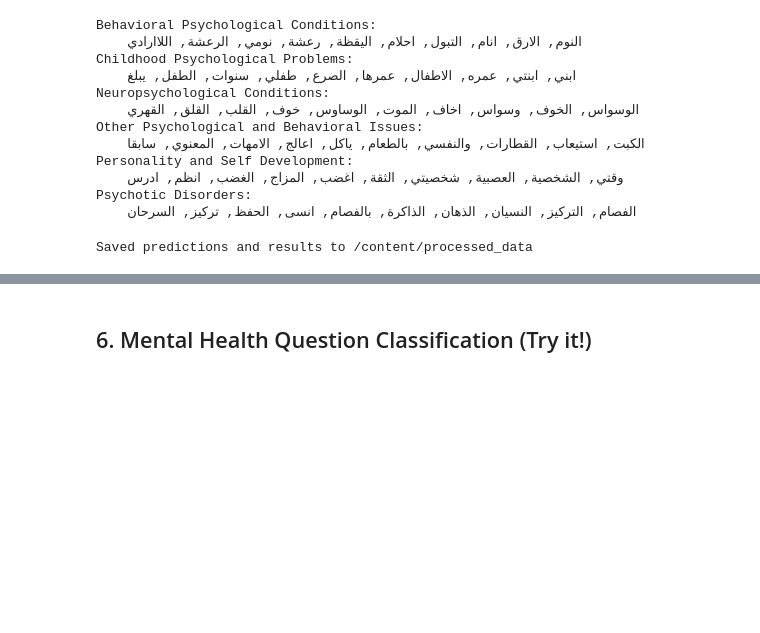
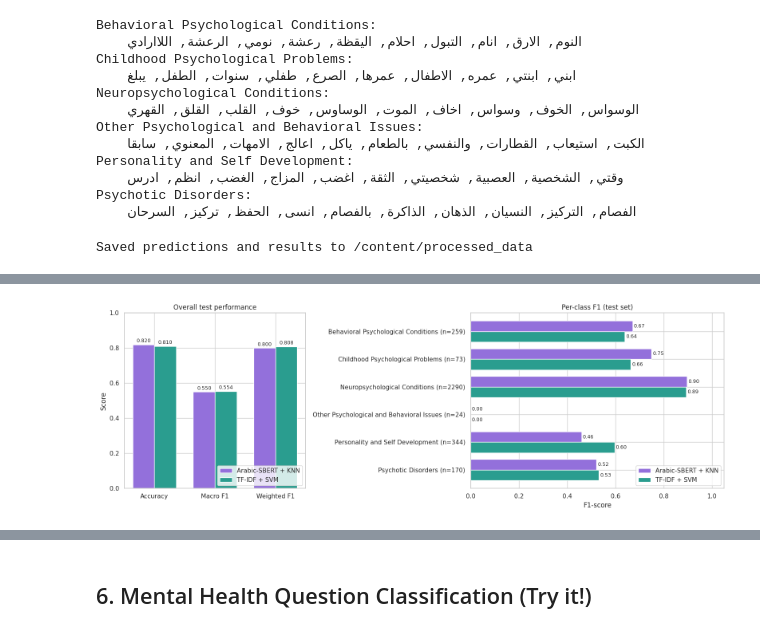
Before and after one commit to hayaalwu/Murshed-Mental-Health-Problems-Classifier, a Jupyter notebook: Murshed.ipynb, the cells around one changed output, grey strips where cells are left out. Drawn from its saved outputs; the diff is of its cells as text; code cells hidden in the pictures; blank space fills up the shorter version.

```diff
--- a/Murshed.ipynb
+++ b/Murshed.ipynb
@@ -1492,0 +1500,94 @@ Saved predictions and results to /content/processed_data
+# %%
+#Imports needed for the comparision
+from scipy.stats import binomtest
+from sklearn.metrics import precision_recall_fscore_support
+
+y_true  = y_test_svm.values                          # true categories (strings)
+knn_pred = np.array(CLASSES)[test_pred]              # Method 1 predictions (strings)
+svm_pred = np.asarray(y_pred_svm)                    # Method 2 predictions (strings)
+
+# Both methods must have been evaluated on identical test rows in identical order:
+assert len(y_true) == len(knn_pred) == len(svm_pred)
+assert (np.array(CLASSES)[y_test] == y_true).all(), "Test sets are not aligned"
+
+KNN_NAME = f"Arabic-SBERT + KNN (k={BEST_K}, {BEST_WEIGHTING})"
+SVM_NAME = "TF-IDF + Linear SVM"
+BASE_NAME = "Majority baseline"
+base_pred = np.full(len(y_true), majority_class)
+
+def summarize(name, pred):
+    p, r, f, _ = precision_recall_fscore_support(y_true, pred, labels=CLASSES,
+                                                 average="macro", zero_division=0)
+    return {"Method": name,
+            "Accuracy": accuracy_score(y_true, pred),
+            "Macro F1": f,
+            "Macro Precision": p,
+            "Macro Recall": r,
+            "Weighted F1": f1_score(y_true, pred, average="weighted", zero_division=0)}
+
+overall = pd.DataFrame([summarize(KNN_NAME, knn_pred),
+                        summarize(SVM_NAME, svm_pred),
+                        summarize(BASE_NAME, base_pred)]).set_index("Method")
+
+metric_cols = list(overall.columns)
+print("Overall test-set results (Macro F1 is the main metric):")
+display(overall.style.format("{:.4f}")
+        .highlight_max(subset=pd.IndexSlice[[KNN_NAME, SVM_NAME], metric_cols], color="#d8c7f0"))
+
+p_k, r_k, f_k, support = precision_recall_fscore_support(y_true, knn_pred, labels=CLASSES, zero_division=0)
+p_s, r_s, f_s, _       = precision_recall_fscore_support(y_true, svm_pred, labels=CLASSES, zero_division=0)
+
+per_class = pd.DataFrame({
+    "Support": support,
+    "KNN Precision": p_k, "SVM Precision": p_s,
+    "KNN Recall": r_k,    "SVM Recall": r_s,
+    "KNN F1": f_k,        "SVM F1": f_s,
+    "F1 diff (KNN - SVM)": f_k - f_s,
+}, index=CLASSES)
+
+print("\nPer-class results:")
+display(per_class.style.format({c: "{:.3f}" for c in per_class.columns if c != "Support"})
+        .background_gradient(subset=["F1 diff (KNN - SVM)"], cmap="PuOr", vmin=-0.3, vmax=0.3))
+
+sl = (short_long_knn.set_index("group")[["n", "accuracy", "macro_f1"]]
+      .join(short_long_svm.set_index("group")[["accuracy", "macro_f1"]],
+            lsuffix=" (KNN)", rsuffix=" (SVM)"))
+print(f"\nShort (<= {SHORT_THRESHOLD} words) vs long questions:")
+display(sl.style.format({c: "{:.4f}" for c in sl.columns if c != "n"}))
+
+KNN_COLOR, SVM_COLOR = "mediumpurple", "#2a9d8f"
+fig, axes = plt.subplots(1, 2, figsize=(16, 5.5), gridspec_kw={"width_ratios": [1, 1.4]})
+
+# (a) overall metrics
+ax = axes[0]
+names = ["Accuracy", "Macro F1", "Weighted F1"]
+x = np.arange(len(names)); w = 0.36
+kv = [overall.loc[KNN_NAME, m] for m in names]
+sv = [overall.loc[SVM_NAME, m] for m in names]
+b1 = ax.bar(x - w/2, kv, w, label="Arabic-SBERT + KNN", color=KNN_COLOR)
+b2 = ax.bar(x + w/2, sv, w, label="TF-IDF + SVM", color=SVM_COLOR)
+ax.bar_label(b1, fmt="%.3f", padding=2, fontsize=9)
+ax.bar_label(b2, fmt="%.3f", padding=2, fontsize=9)
+ax.set_xticks(x); ax.set_xticklabels(names)
+ax.set_ylim(0, 1.0); ax.set_ylabel("Score")
+ax.set_title("Overall test performance")
+ax.legend(loc="lower right")
+
+# (b) per-class F1
+ax = axes[1]
+y = np.arange(len(CLASSES)); h = 0.38
+b1 = ax.barh(y - h/2, per_class["KNN F1"], h, label="Arabic-SBERT + KNN", color=KNN_COLOR)
+b2 = ax.barh(y + h/2, per_class["SVM F1"], h, label="TF-IDF + SVM", color=SVM_COLOR)
+ax.bar_label(b1, fmt="%.2f", padding=2, fontsize=9)
+ax.bar_label(b2, fmt="%.2f", padding=2, fontsize=9)
+ax.set_yticks(y)
+ax.set_yticklabels([f"{c} (n={n})" for c, n in zip(CLASSES, per_class["Support"])])
+ax.invert_yaxis()
+ax.set_xlim(0, 1.05); ax.set_xlabel("F1-score")
+ax.set_title("Per-class F1 (test set)")
+ax.legend(loc="lower right")
+
+plt.tight_layout()
+plt.savefig(OUTPUT_DIR / "Murshed_Model_Comparison.png", dpi=150, bbox_inches="tight")
+plt.show()
+# %% [output]
@@ -1492,0 +1613 @@ Saved predictions and results to /content/processed_data
+[figure, added]
```
Also changed, not shown: parts of 8 cells of this notebook.
